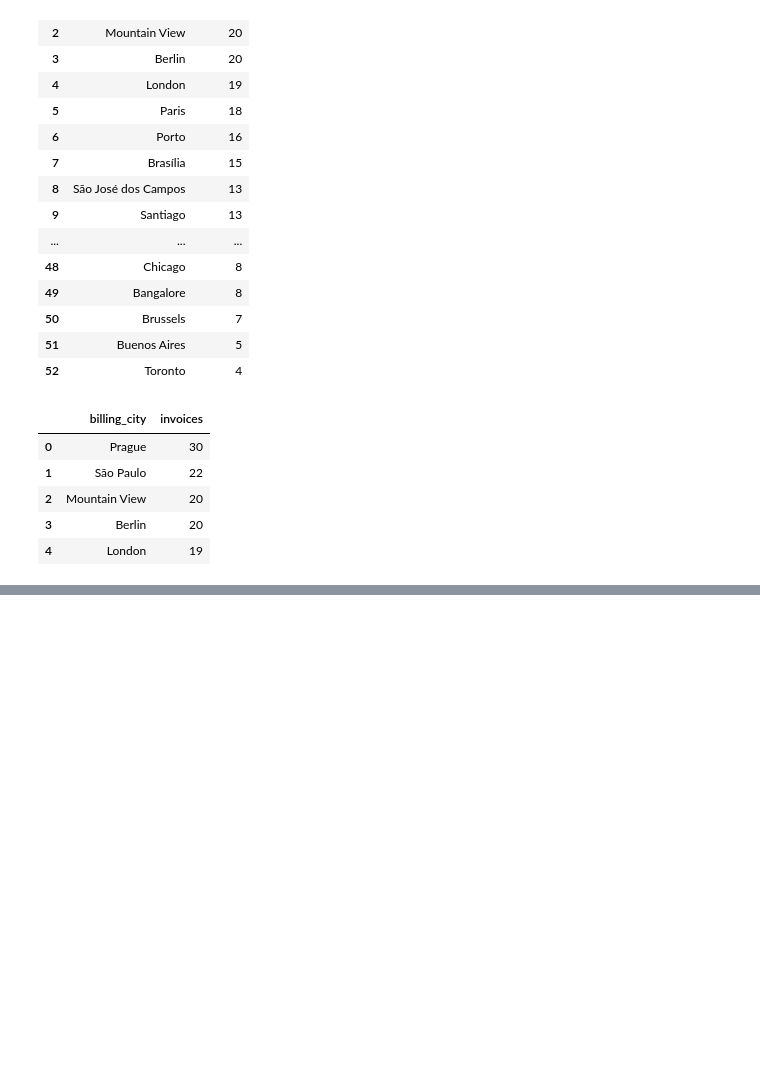
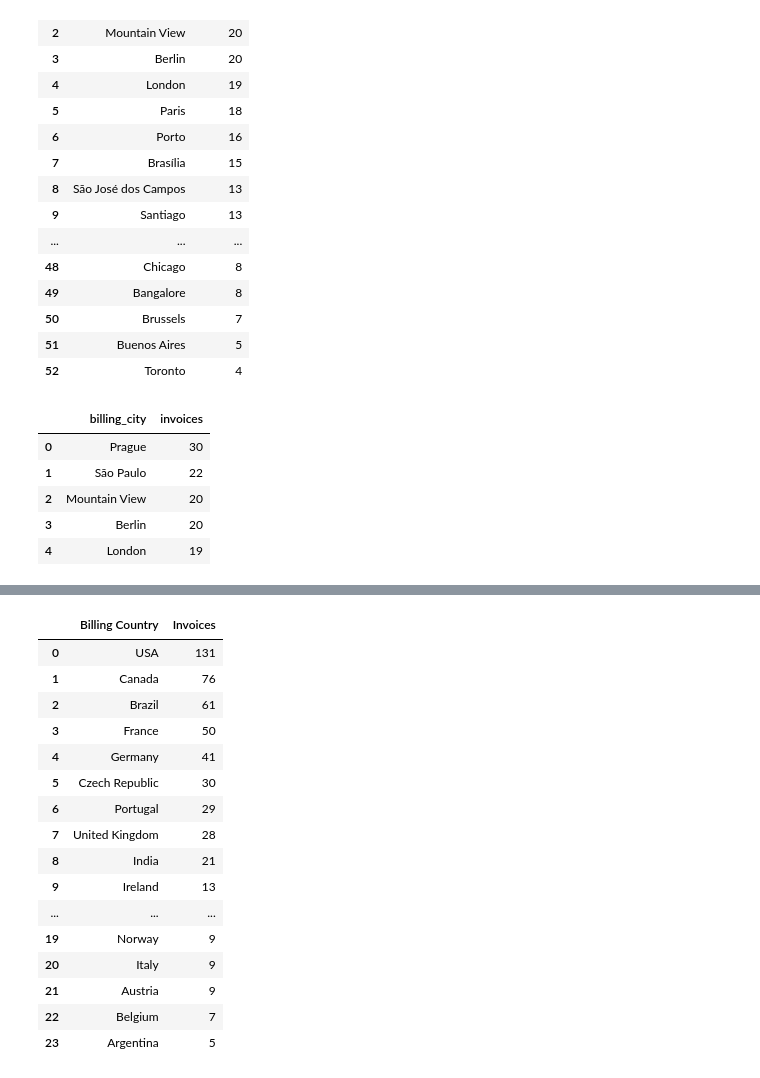
Before and after one commit to fedfioravanti/Business-Analytics-with-SQL-and-PowerBI, a Jupyter notebook: notebooks/Interacting-with-SQLite-using-Python.ipynb, the cells around one changed output, grey strips where cells are left out. Saved outputs shown, nothing was run; the diff lists cells and outputs as text; code cells hidden in the pictures; blank space fills up the shorter version.

```diff
--- a/notebooks/Interacting-with-SQLite-using-Python.ipynb
+++ b/notebooks/Interacting-with-SQLite-using-Python.ipynb
@@ -175,0 +186,27 @@ After testing the functionality of the SQL connection, we will answers several b
+# %%
+# define the SQL command
+query_01 = """SELECT i.billing_country as 'Billing Country', COUNT(i.invoice_id) as Invoices
+            FROM invoice i
+            GROUP BY i.billing_country
+            ORDER BY invoices DESC"""
+# %%
+# display SQL query in a DataFrame
+pd.read_sql_query(query_01, connection)
+# %% [output]
+|  | Billing Country | Invoices |
+| 0 | USA | 131 |
+| 1 | Canada | 76 |
+| 2 | Brazil | 61 |
+| 3 | France | 50 |
+| 4 | Germany | 41 |
+| 5 | Czech Republic | 30 |
+| 6 | Portugal | 29 |
+| 7 | United Kingdom | 28 |
+| 8 | India | 21 |
+| 9 | Ireland | 13 |
+| ... | ... | ... |
+| 19 | Norway | 9 |
+| 20 | Italy | 9 |
+| 21 | Austria | 9 |
+| 22 | Belgium | 7 |
+| 23 | Argentina | 5 |
```
Also changed, not shown: parts of 3 cells of this notebook.
